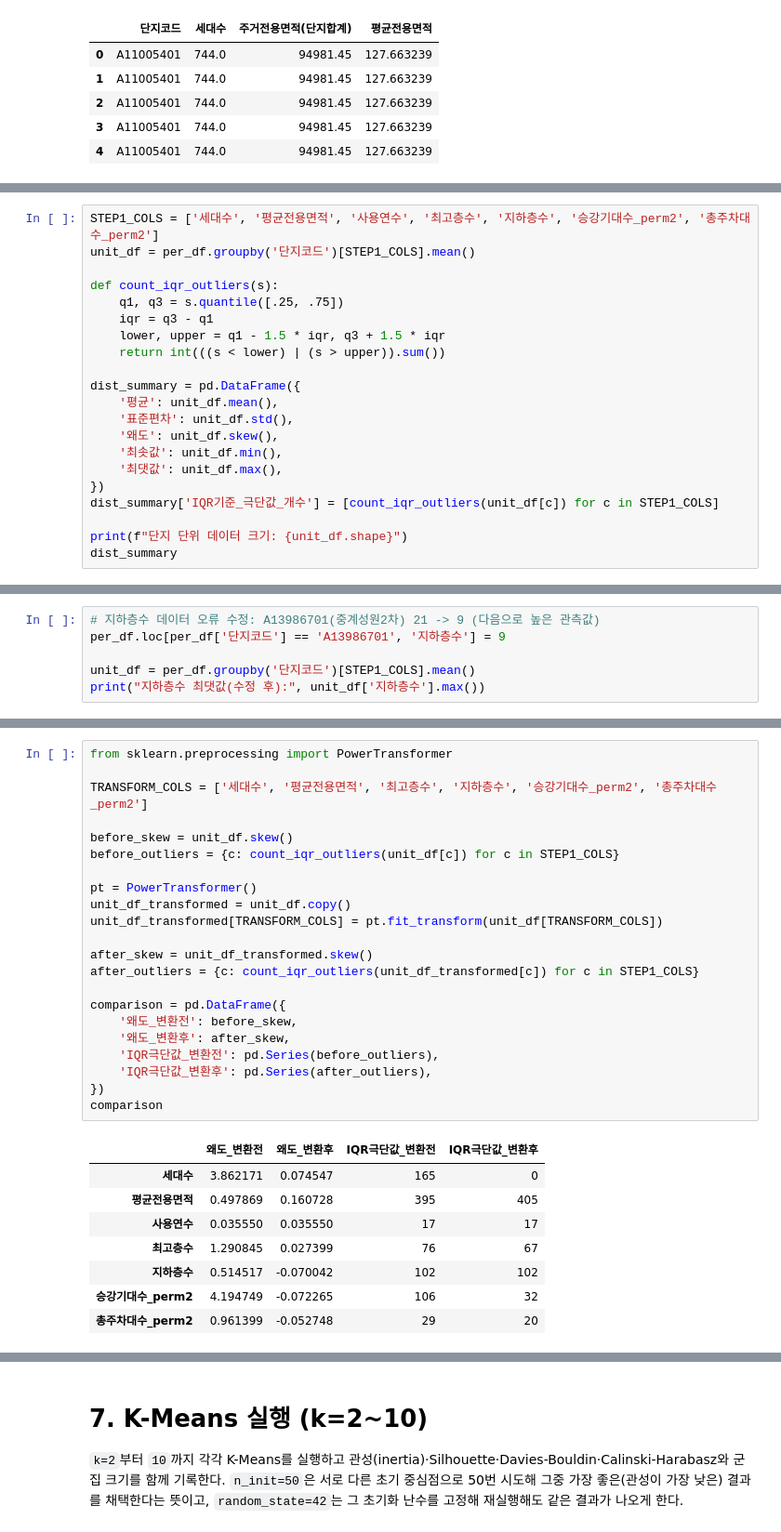
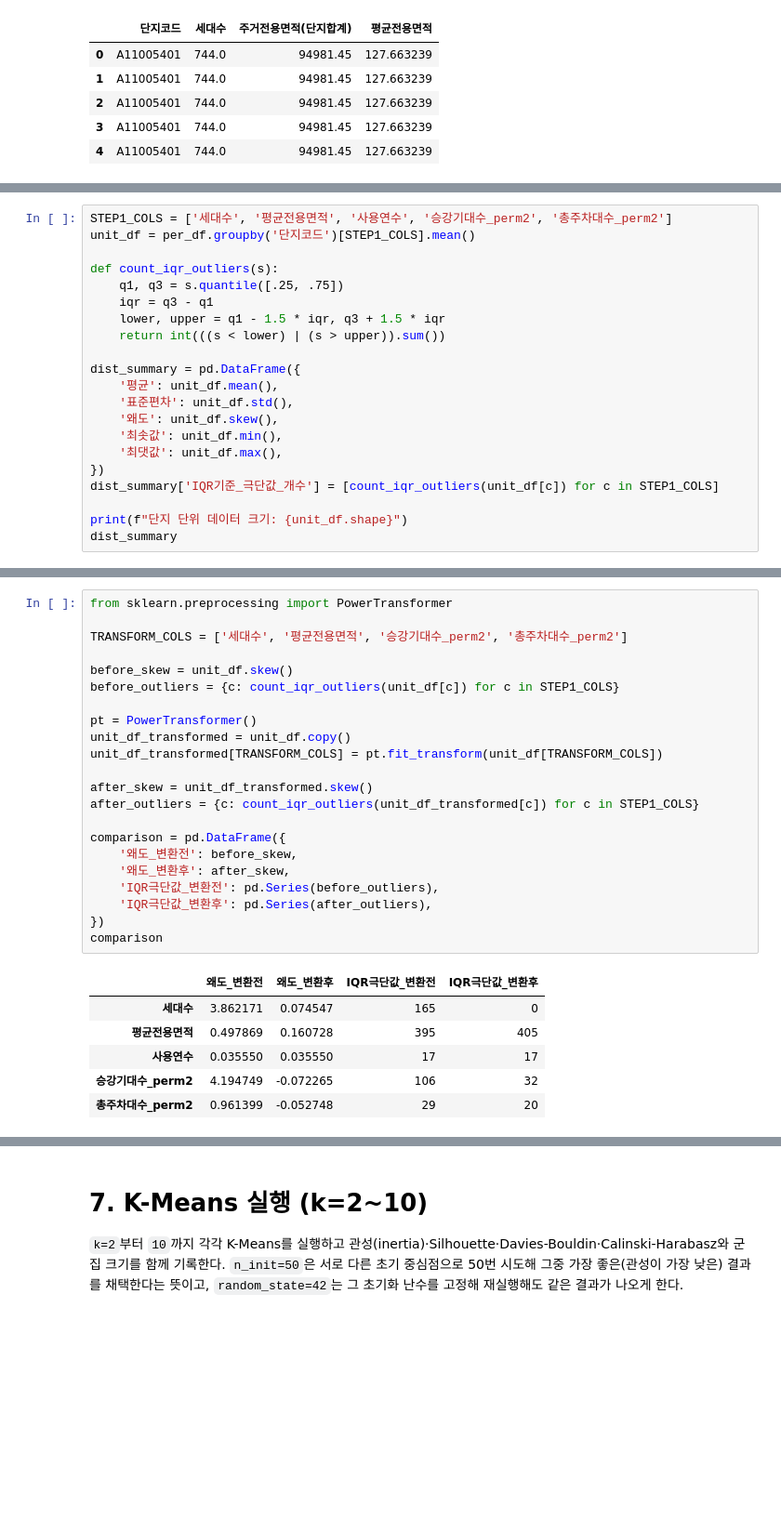
Before and after one commit to roh-git/mlapt_project, a Jupyter notebook: main_analysis.ipynb, the cells around one changed output, grey strips where cells are left out. Shown at 93% size. Drawn from its saved outputs; the diff is of its cells as text; blank space fills up the shorter version.

```diff
--- a/main_analysis.ipynb
+++ b/main_analysis.ipynb
@@ -451,5 +456,5 @@ per_df 크기: (133380, 54)
 # %%
-STEP1_COLS = ['세대수', '평균전용면적', '사용연수', '최고층수', '지하층수', '승강기대수_perm2', '총주차대수_perm2']
+STEP1_COLS = ['세대수', '평균전용면적', '사용연수', '승강기대수_perm2', '총주차대수_perm2']
 unit_df = per_df.groupby('단지코드')[STEP1_COLS].mean()
 
 def count_iqr_outliers(s):
@@ -535,9 +535,3 @@ print(info.sort_values('총주차대수_perm2').head(5)[['단지명', '총주차
              천호금호     0.003649
            광장극동1차     0.003722
 압구정 현대(10,13,14차)     0.003927
-# %%
-# 지하층수 데이터 오류 수정: A13986701(중계성원2차) 21 -> 9 (다음으로 높은 관측값)
-per_df.loc[per_df['단지코드'] == 'A13986701', '지하층수'] = 9
-
-unit_df = per_df.groupby('단지코드')[STEP1_COLS].mean()
-print("지하층수 최댓값(수정 후):", unit_df['지하층수'].max())
@@ -550,32 +542,30 @@ print("지하층수 최댓값(수정 후):", unit_df['지하층수'].max())
 # %%
 from sklearn.preprocessing import PowerTransformer
 
-TRANSFORM_COLS = ['세대수', '평균전용면적', '최고층수', '지하층수', '승강기대수_perm2', '총주차대수_perm2']
+TRANSFORM_COLS = ['세대수', '평균전용면적', '승강기대수_perm2', '총주차대수_perm2']
 
 before_skew = unit_df.skew()
 before_outliers = {c: count_iqr_outliers(unit_df[c]) for c in STEP1_COLS}
 
 pt = PowerTransformer()
 unit_df_transformed = unit_df.copy()
 unit_df_transformed[TRANSFORM_COLS] = pt.fit_transform(unit_df[TRANSFORM_COLS])
 
 after_skew = unit_df_transformed.skew()
 after_outliers = {c: count_iqr_outliers(unit_df_transformed[c]) for c in STEP1_COLS}
 
 comparison = pd.DataFrame({
     '왜도_변환전': before_skew,
     '왜도_변환후': after_skew,
     'IQR극단값_변환전': pd.Series(before_outliers),
     'IQR극단값_변환후': pd.Series(after_outliers),
 })
 comparison
 # %% [output]
 |  | 왜도_변환전 | 왜도_변환후 | IQR극단값_변환전 | IQR극단값_변환후 |
 | 세대수 | 3.862171 | 0.074547 | 165 | 0 |
 | 평균전용면적 | 0.497869 | 0.160728 | 395 | 405 |
 | 사용연수 | 0.035550 | 0.035550 | 17 | 17 |
-| 최고층수 | 1.290845 | 0.027399 | 76 | 67 |
-| 지하층수 | 0.514517 | -0.070042 | 102 | 102 |
 | 승강기대수_perm2 | 4.194749 | -0.072265 | 106 | 32 |
 | 총주차대수_perm2 | 0.961399 | -0.052748 | 29 | 20 |
 # %% [markdown]
```
Also changed, not shown: parts of 19 cells of this notebook.
